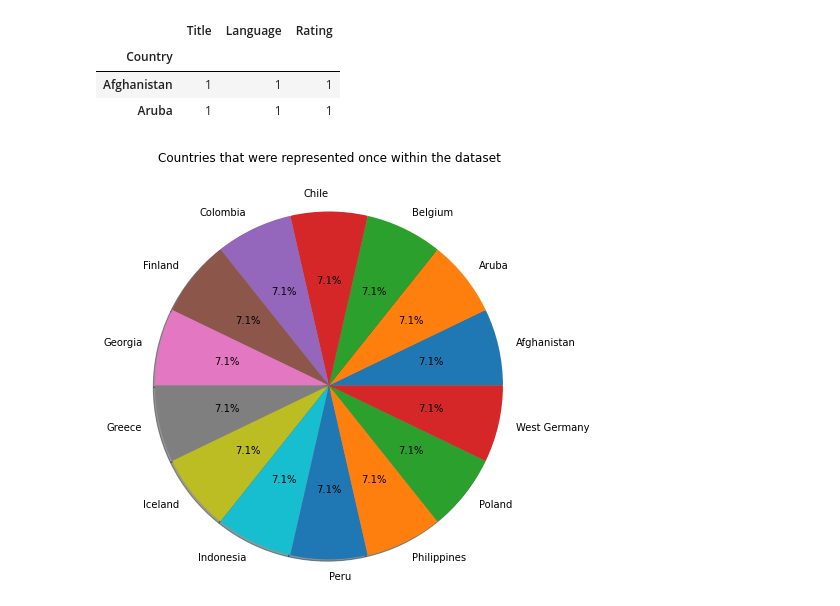
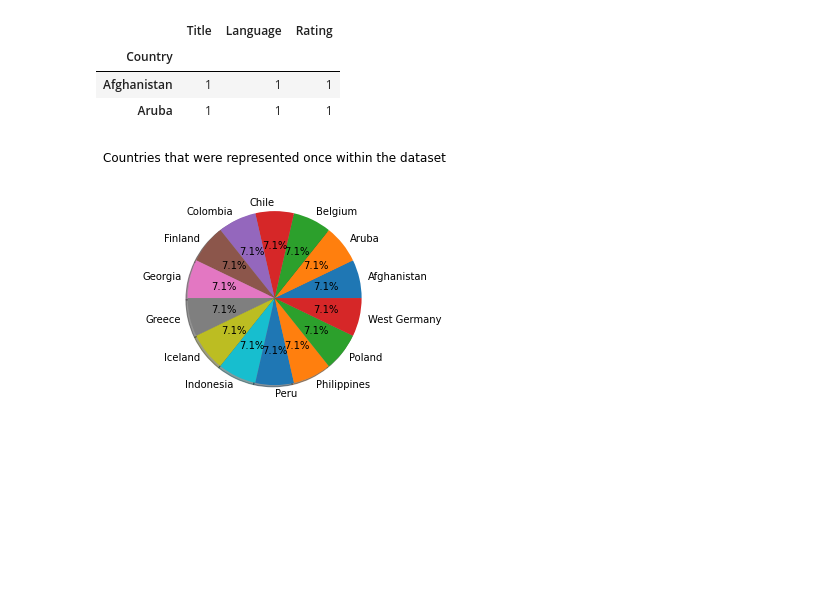
Before and after one commit to radowtay/Project-1, a Jupyter notebook: Scripts/Countries Represented by Data.ipynb, the cells around one changed output. Drawn from its saved outputs; the diff is of its cells as text; code cells hidden in the pictures; blank space fills up the shorter version.

```diff
--- a/Scripts/Countries Represented by Data.ipynb
+++ b/Scripts/Countries Represented by Data.ipynb
@@ -140,12 +140,12 @@ least_rep_df.head(2)
 # %%
 ##Least represented countries
 
 countries=least_rep_df.index
 count=least_rep_df["Title"]
-plt.title("Countries that were represented once within the dataset", y=1.5)
-plt.pie(count, labels=countries, autopct='%1.1f%%', shadow=True, radius=2)
+plt.title("Countries that were represented once within the dataset", y=1.1)
+plt.pie(count, labels=countries, autopct='%1.1f%%', shadow=True, radius=1)
 
 plt.savefig("../Images/Low_Rep_Countries.png")
 plt.show()
 # %% [output]
-[figure, old version]
+[figure, new version]
```
Also changed, not shown: parts of 2 cells of this notebook, 9 other files.
